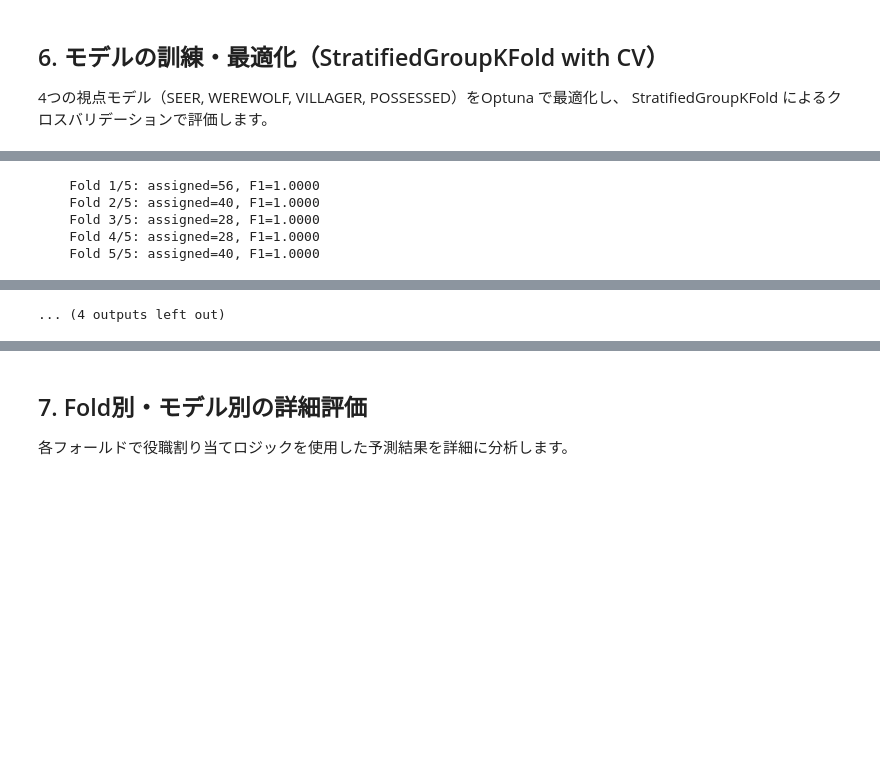
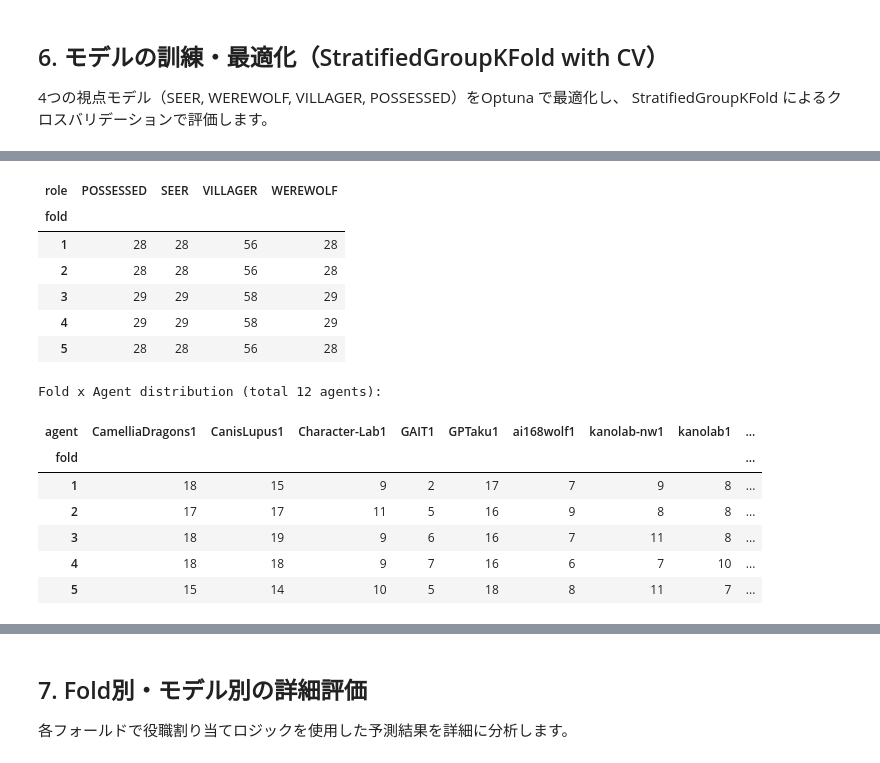
Before and after one commit to TaikiTakiuchi/RolePredicter_for_Implement_agent, a Jupyter notebook: notebooks/2day_start/run_train_pipe_2day_特徴量改良２.ipynb, the cells around one changed output, grey strips where cells are left out. Cells and saved outputs as stored; diff of their text form; code cells hidden in the pictures; blank space fills up the shorter version.

```diff
--- a/notebooks/2day_start/run_train_pipe_2day_特徴量改良２.ipynb
+++ b/notebooks/2day_start/run_train_pipe_2day_特徴量改良２.ipynb
@@ -846,6 +830,64 @@ try:
         val_idx = np.where(fold_id_per_row == fold)[0]
         train_idx = np.where(fold_id_per_row != fold)[0]
         split_indices.append((train_idx, val_idx))
+
+        fold_summary_df = pd.DataFrame([
+        {
+            "fold": fold + 1,
+            "n_samples": int(np.sum(fold_id_per_row == fold)),
+            "n_games": int(len(np.unique(group_keys[fold_id_per_row == fold]))),
+        }
+        for fold in range(n_splits)
+    ])
+
+    fold_role_df = pd.DataFrame([
+        {
+            "fold": fold + 1,
+            "role": label_encoder.inverse_transform([r])[0],
+            "count": int(np.sum(y[fold_id_per_row == fold] == r)),
+        }
+        for fold in range(n_splits)
+        for r in np.unique(y)
+    ])
+
+    fold_dataset_df = pd.DataFrame([
+        {
+            "fold": fold + 1,
+            "dataset": str(ds),
+            "count": int(np.sum(dataset_tags[fold_id_per_row == fold] == ds)),
+        }
+        for fold in range(n_splits)
+        for ds in sorted(np.unique(dataset_tags))
+    ])
+
+    fold_agent_df = pd.DataFrame([
+        {
+            "fold": fold + 1,
+            "agent": str(ag),
+            "count": int(np.sum(agent_names[fold_id_per_row == fold] == ag)),
+        }
+        for fold in range(n_splits)
+        for ag in sorted(np.unique(agent_names))
+    ])
+
+    print("\nBalanced fold summary:")
+    display(fold_summary_df)
+    print("Fold x Dataset distribution:")
+    display(fold_dataset_df.pivot(index="fold", columns="dataset", values="count").fillna(0).astype(int))
+    print("Fold x Role distribution:")
+    display(fold_role_df.pivot(index="fold", columns="role", values="count").fillna(0).astype(int))
+    agent_pivot = fold_agent_df.pivot(index="fold", columns="agent", values="count").fillna(0).astype(int)
+    print(f"Fold x Agent distribution (total {len(agent_pivot.columns)} agents):")
+    display(agent_pivot)
+
+    # 改善: POSSESSED分布の確認
+    possessed_dist = fold_role_df[fold_role_df["role"] == "POSSESSED"].set_index("fold")["count"]
+    print(f"\n✓ POSSESSED distribution: {dict(possessed_dist)}")
+    if possessed_dist.nunique() <= 2:
+        print("  ✓ POSSESSED均等配置良好 (各foldに1体配置)")
+
+    models = {}
+    cv_results = []
     # --- ここまでfold分割 ---
     for view in ["SEER", "WEREWOLF", "VILLAGER", "POSSESSED"]:
         print(f"\n{'='*65}")
@@ -958,5 +995,15 @@ print(json.dumps(run_status, ensure_ascii=False, indent=2))
+| role | POSSESSED | SEER | VILLAGER | WEREWOLF |
+| fold |  |  |  |  |
+| 1 | 28 | 28 | 56 | 28 |
+| 2 | 28 | 28 | 56 | 28 |
+| 3 | 29 | 29 | 58 | 29 |
+| 4 | 29 | 29 | 58 | 29 |
+| 5 | 28 | 28 | 56 | 28 |
-    Fold 1/5: assigned=56, F1=1.0000
-    Fold 2/5: assigned=40, F1=1.0000
-    Fold 3/5: assigned=28, F1=1.0000
-    Fold 4/5: assigned=28, F1=1.0000
-    Fold 5/5: assigned=40, F1=1.0000
+Fold x Agent distribution (total 12 agents):
+| agent | CamelliaDragons1 | CanisLupus1 | Character-Lab1 | GAIT1 | GPTaku1 | ai168wolf1 | kanolab-nw1 | kanolab1 | ... |
+| fold |  |  |  |  |  |  |  |  | ... |
+| 1 | 18 | 15 | 9 | 2 | 17 | 7 | 9 | 8 | ... |
+| 2 | 17 | 17 | 11 | 5 | 16 | 9 | 8 | 8 | ... |
+| 3 | 18 | 19 | 9 | 6 | 16 | 7 | 11 | 8 | ... |
+| 4 | 18 | 18 | 9 | 7 | 16 | 6 | 7 | 10 | ... |
+| 5 | 15 | 14 | 10 | 5 | 18 | 8 | 11 | 7 | ... |
@@ -1019 +1039,0 @@ print(json.dumps(run_status, ensure_ascii=False, indent=2))
-... (4 outputs left out)
```
Also changed, not shown: parts of 12 cells of this notebook, 32 other files.
